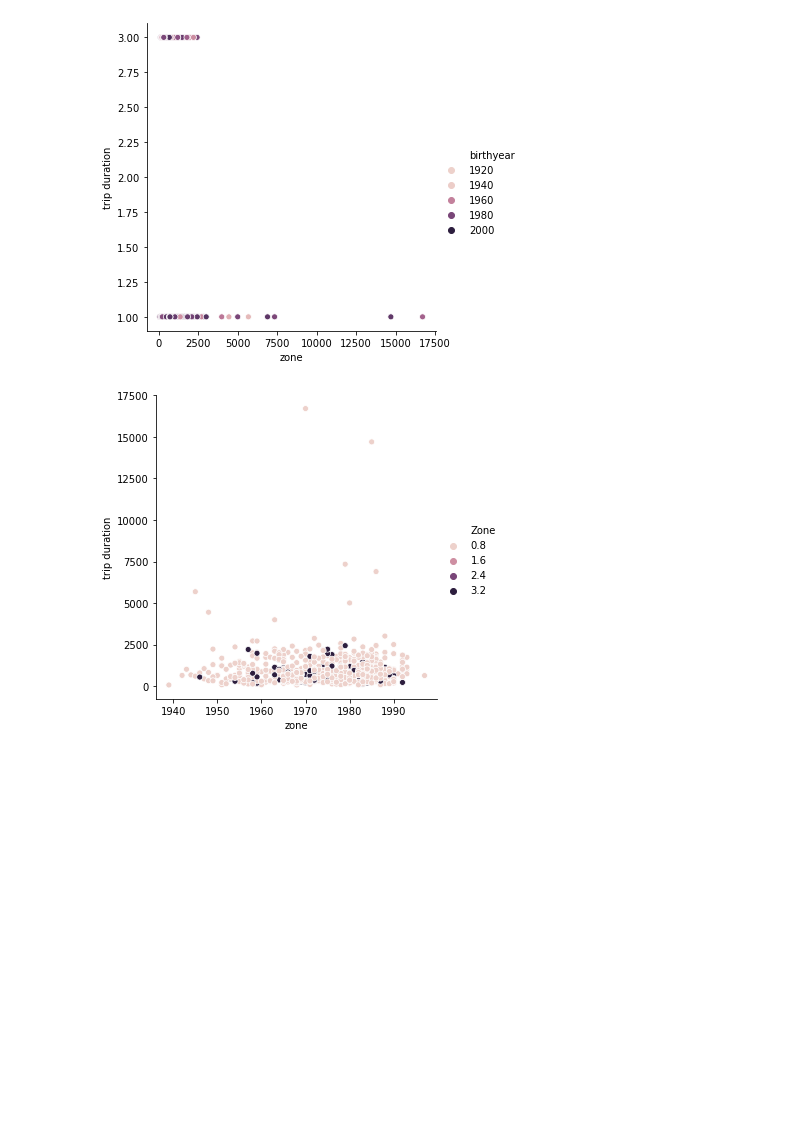
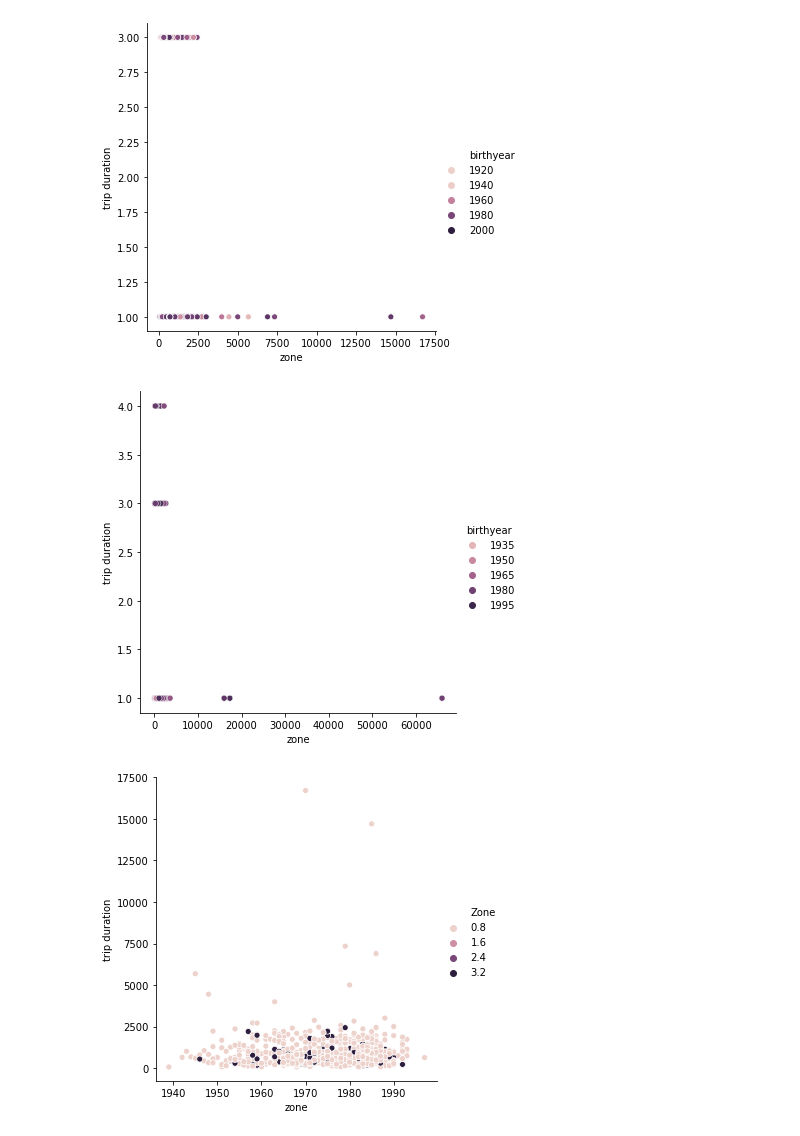
Before and after one commit to ariannacurillo/info2950-finalproject, a Jupyter notebook: phase4.ipynb, the cells around one changed output. Cells and saved outputs as stored; diff of their text form; code cells hidden in the pictures; blank space fills up the shorter version.

```diff
--- a/phase4.ipynb
+++ b/phase4.ipynb
@@ -299,6 +334,13 @@ plt.ylabel("trip duration")
 plt.show()
 # %% [output]
 [figure]
+# %%
+sns.relplot(x="tripduration", y="Zone", hue="birthyear", data=biking_2016_routes)
+plt.xlabel("zone")
+plt.ylabel("trip duration")
+plt.show()
+# %% [output]
+[figure, added]
 # %%
 sns.relplot(x="birthyear", y="tripduration", hue="Zone", data=biking_2013_routes)
 plt.xlabel("zone")
```
Also changed, not shown: parts of 45 cells of this notebook, 1 other file.
